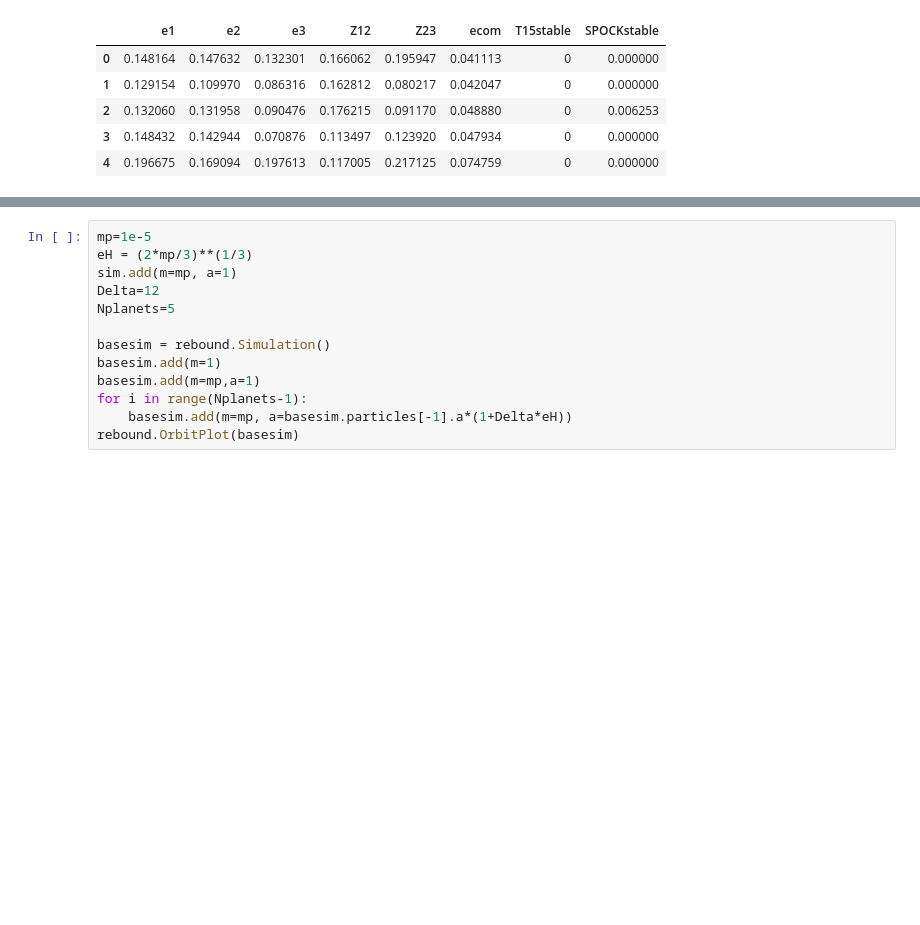
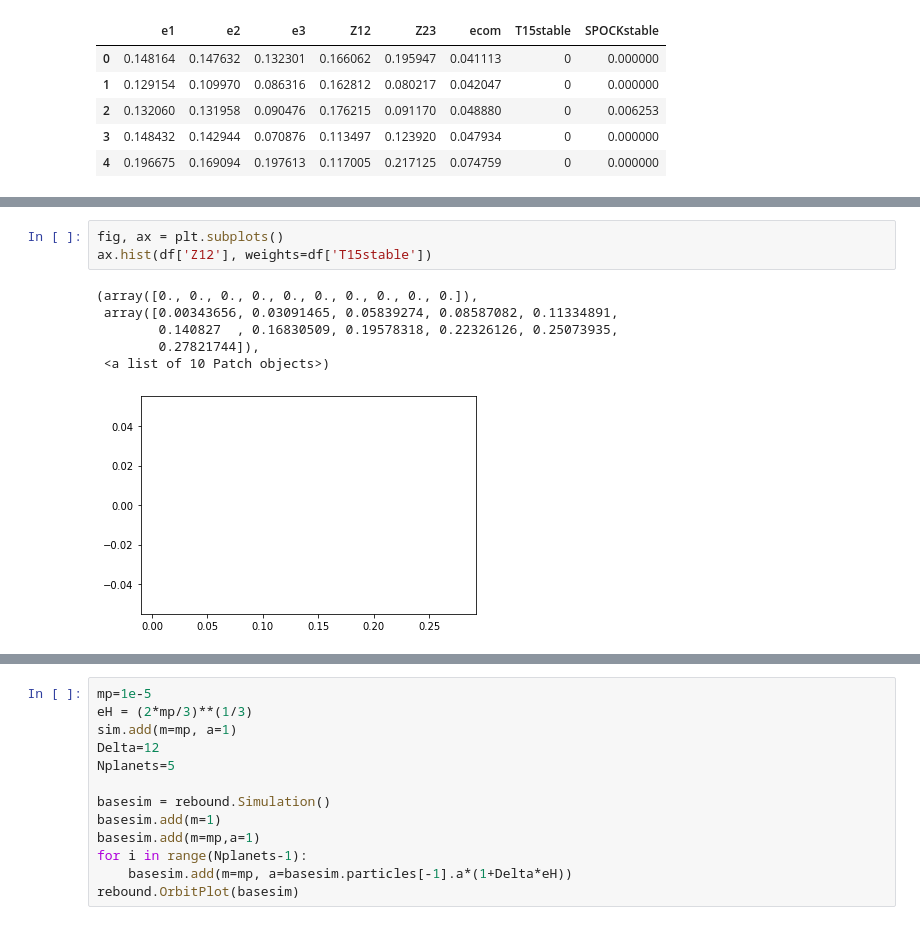
Before and after one commit to dtamayo/exomasses, a Jupyter notebook: ergodiccomparison.ipynb, the cells around one changed output, grey strips where cells are left out. Saved outputs shown, nothing was run; the diff lists cells and outputs as text; blank space fills up the shorter version.

```diff
--- a/ergodiccomparison.ipynb
+++ b/ergodiccomparison.ipynb
@@ -103,0 +117,10 @@ df['Z12'].hist()
+# %%
+fig, ax = plt.subplots()
+ax.hist(df['Z12'], weights=df['T15stable'])
+# %% [output]
+(array([0., 0., 0., 0., 0., 0., 0., 0., 0., 0.]),
+ array([0.00343656, 0.03091465, 0.05839274, 0.08587082, 0.11334891,
+        0.140827  , 0.16830509, 0.19578318, 0.22326126, 0.25073935,
+        0.27821744]),
+ <a list of 10 Patch objects>)
+[figure, added]
```
Also changed, not shown: parts of 5 cells of this notebook, 1 other file.
